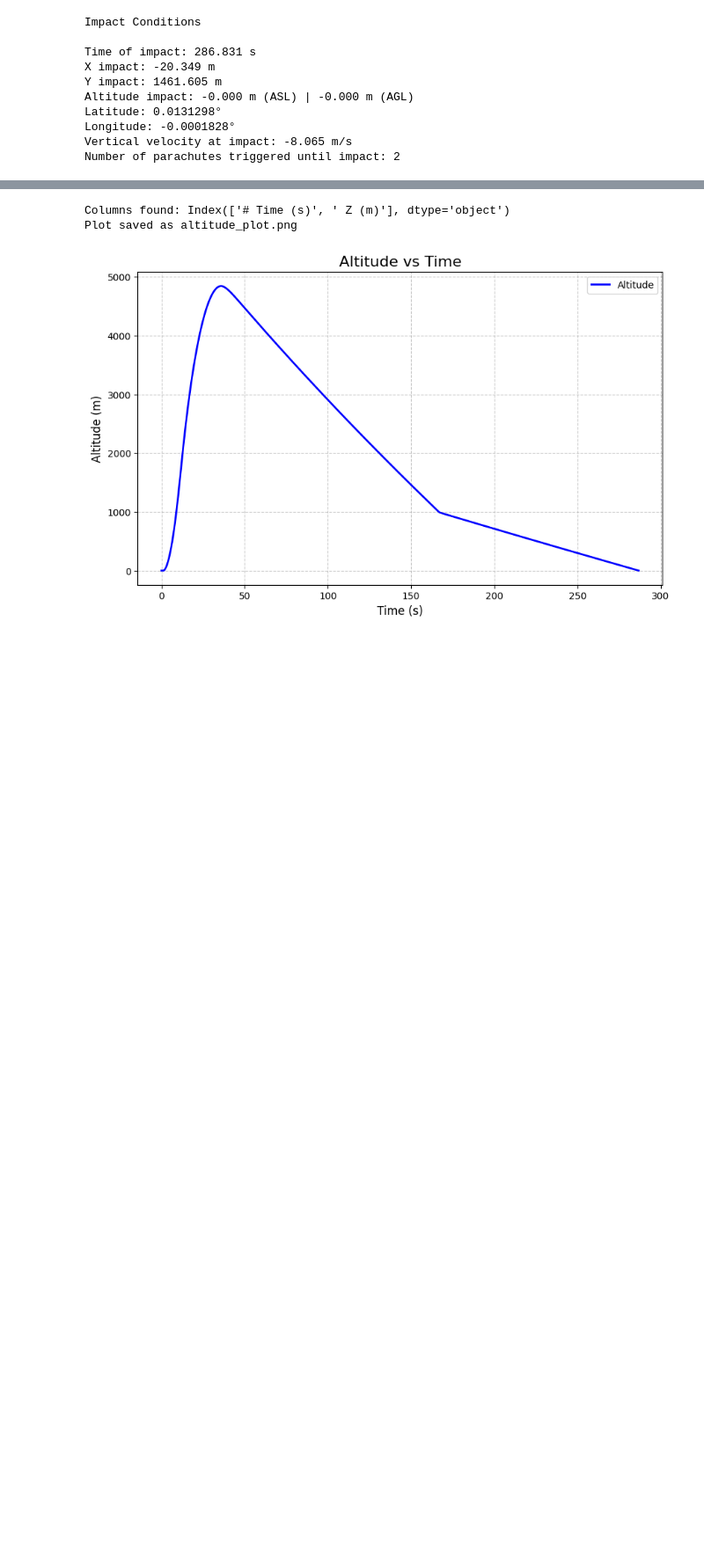
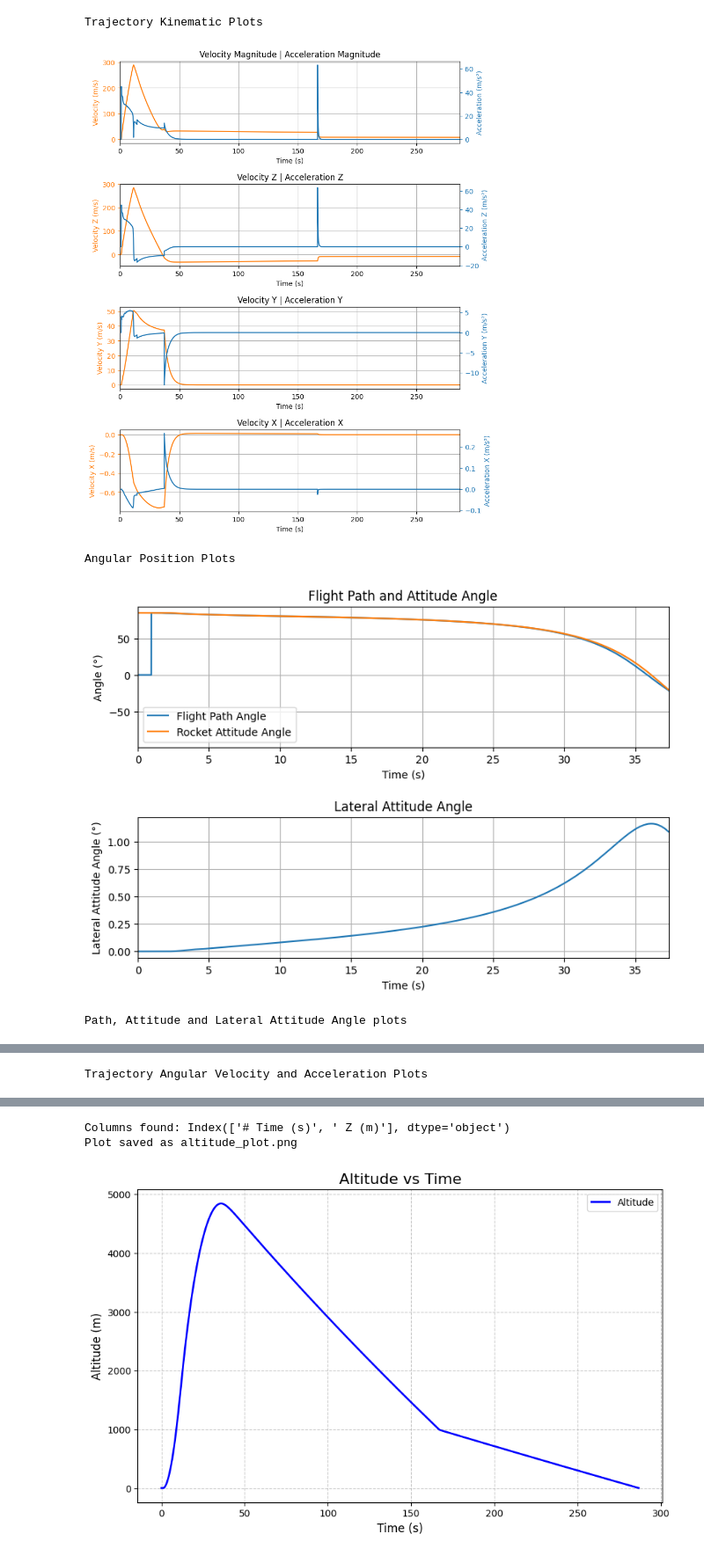
Before and after one commit to Husaria55/simulations, a Jupyter notebook: trb_with_notes.ipynb, the cells around one changed output, grey strips where cells are left out. Shown at 88% size. Drawn from its saved outputs; the diff is of its cells as text; code cells hidden in the pictures; blank space fills up the shorter version.

```diff
--- a/trb_with_notes.ipynb
+++ b/trb_with_notes.ipynb
@@ -175,7 +175,7 @@ test_flight = Flight(
     )
 
 #trb.all_info()
-#test_flight.all_info()
+test_flight.all_info()
 test_flight.plots.trajectory_3d()
 #test_flight.plots.linear_kinematics_data()
 test_flight.prints.impact_conditions()
@@ -183,11 +200,6 @@ test_flight.prints.impact_conditions()
 [figure]
-Impact Conditions
-
-Time of impact: 286.831 s
-X impact: -20.349 m
-Y impact: 1461.605 m
-Altitude impact: -0.000 m (ASL) | -0.000 m (AGL)
-Latitude: 0.0131298°
-Longitude: -0.0001828°
-Vertical velocity at impact: -8.065 m/s
-Number of parachutes triggered until impact: 2
+Trajectory Kinematic Plots
+[figure, added]
+Angular Position Plots
+[figure, added]
+Path, Attitude and Lateral Attitude Angle plots
@@ -193,0 +207 @@ Number of parachutes triggered until impact: 2
+Trajectory Angular Velocity and Acceleration Plots
```
Also changed, not shown: parts of 1 cell of this notebook, 9 other files.
